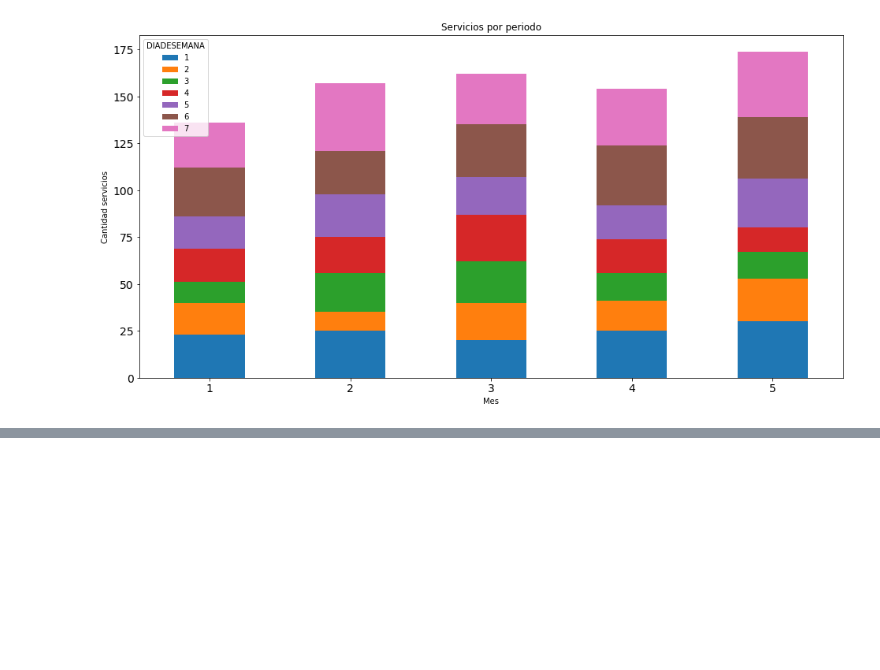
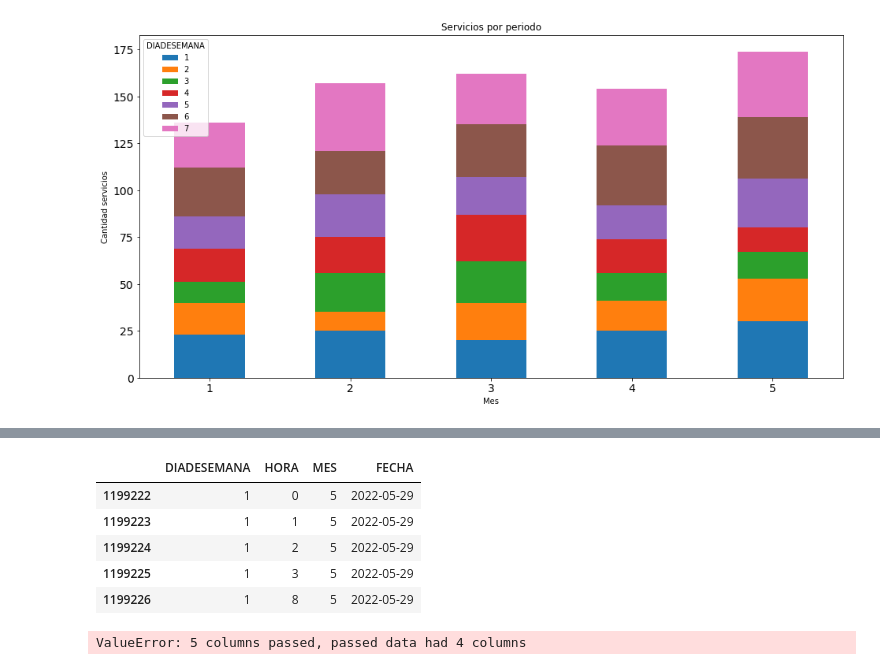
Before and after one commit to josedelarosa82/taxi-prediction-model, a Jupyter notebook: Electiva2/taxi-predicion-model.ipynb, the cells around one changed output, grey strips where cells are left out. Saved outputs shown, nothing was run; the diff lists cells and outputs as text; code cells hidden in the pictures; blank space fills up the shorter version.

```diff
--- a/Electiva2/taxi-predicion-model.ipynb
+++ b/Electiva2/taxi-predicion-model.ipynb
@@ -359,0 +396,13 @@ plt.show()
+# %%
+df_phone.tail(5)
+# %% [output]
+|  | DIADESEMANA | HORA | MES | FECHA |
+| 1199222 | 1 | 0 | 5 | 2022-05-29 |
+| 1199223 | 1 | 1 | 5 | 2022-05-29 |
+| 1199224 | 1 | 2 | 5 | 2022-05-29 |
+| 1199225 | 1 | 3 | 5 | 2022-05-29 |
+| 1199226 | 1 | 8 | 5 | 2022-05-29 |
+# %%
+df_phone_v2 = setDataService(df_phone, pd.to_datetime("2022-01-01", format=FORMAT_DATE), pd.to_datetime("2022-05-29", format=FORMAT_DATE))
+# %% [output]
+ValueError: 5 columns passed, passed data had 4 columns
```
Also changed, not shown: parts of 8 cells of this notebook.
